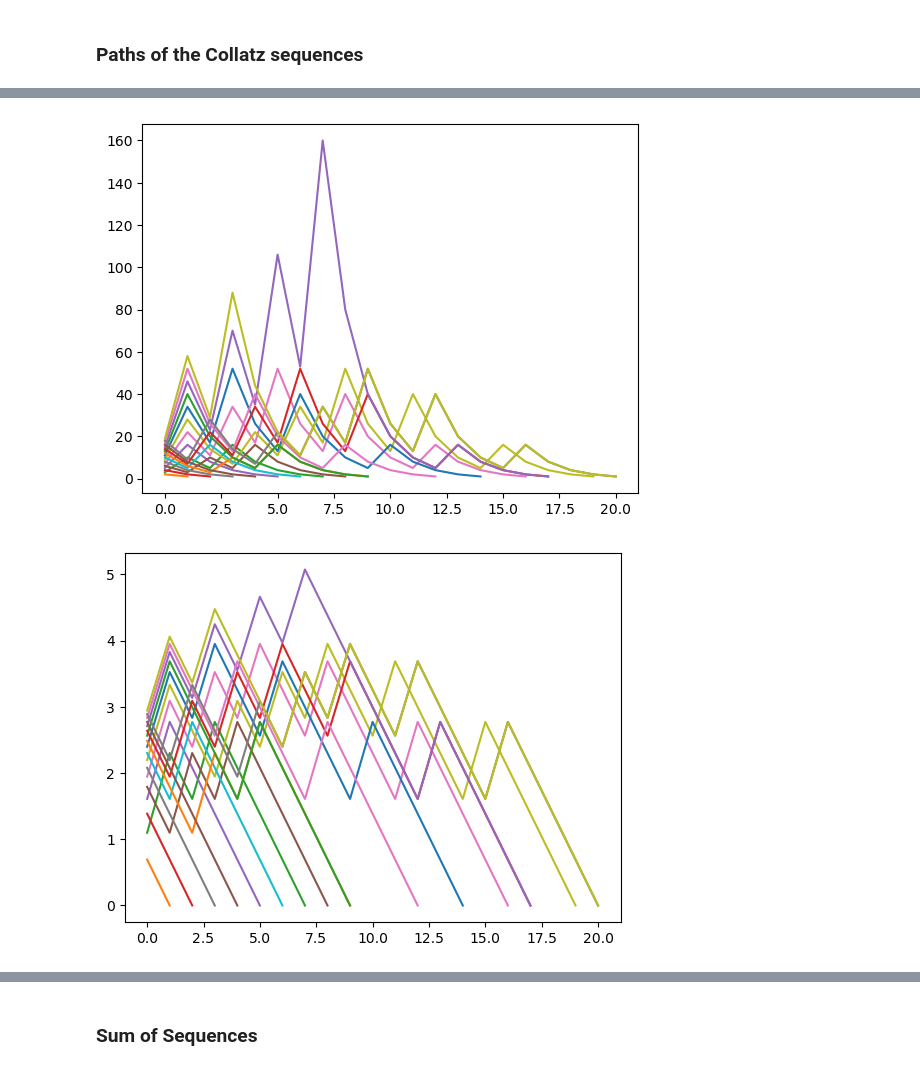
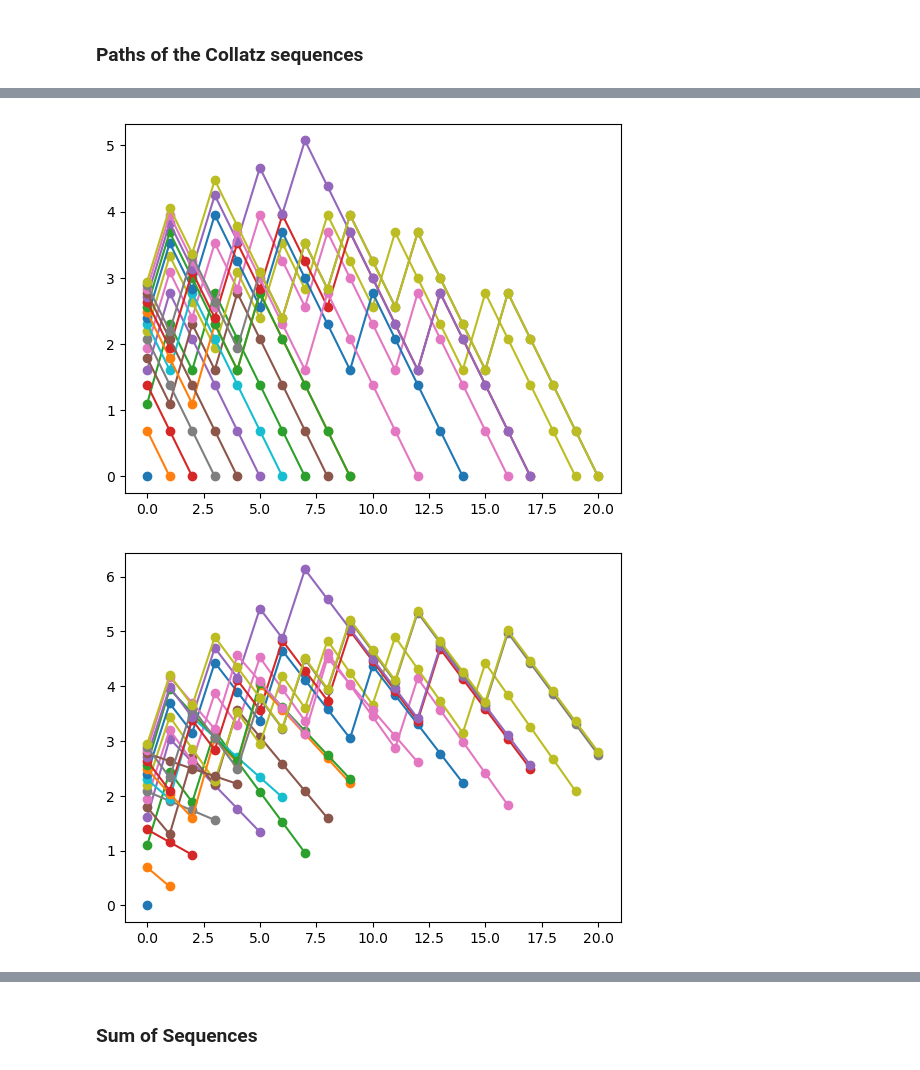
Before and after one commit to ayuram/collatz-conjecture, a Jupyter notebook: main.ipynb, the cells around one changed output, grey strips where cells are left out. Saved outputs shown, nothing was run; the diff lists cells and outputs as text; code cells hidden in the pictures.

```diff
--- a/main.ipynb
+++ b/main.ipynb
@@ -45,3 +45,11 @@ plt.show()
 [figure]
 # %% [markdown]
 ### Paths of the Collatz sequences
+# %%
+import matplotlib.pyplot as plt
+from tqdm import tqdm
+
+for i in tqdm(range(1, SCOPE)):
+    # mark each dot with 'o' and lines connecting them
+    plt.plot(sequences[i], 'o-', label=f'n={i}')
+plt.show()
@@ -48,19 +58,24 @@ plt.show()
 # %%
 import matplotlib.pyplot as plt
 from tqdm import tqdm
+import math
 
 for i in tqdm(range(1, SCOPE)):
-    plt.plot(sequences[i])
+    plt.plot([math.log(n) for n in sequences[i]], 'o-', label=f'n={i}')
 plt.show()
 # %% [output]
-[figure, old version]
+[figure, new version]
 # %%
 import matplotlib.pyplot as plt
 from tqdm import tqdm
 import math
 
+def delinearize(arr):
+    slope = (arr[-1] - arr[0]) / len(arr)
+    return [arr[i] - slope * i for i in range(len(arr))]
+
 for i in tqdm(range(1, SCOPE)):
-    plt.plot([math.log(n) for n in sequences[i]])
+    plt.plot(delinearize([math.log(n) for n in sequences[i]]), 'o-')
 plt.show()
 # %% [output]
-[figure, old version]
+[figure, new version]
```
Also changed, not shown: parts of 5 cells of this notebook.
